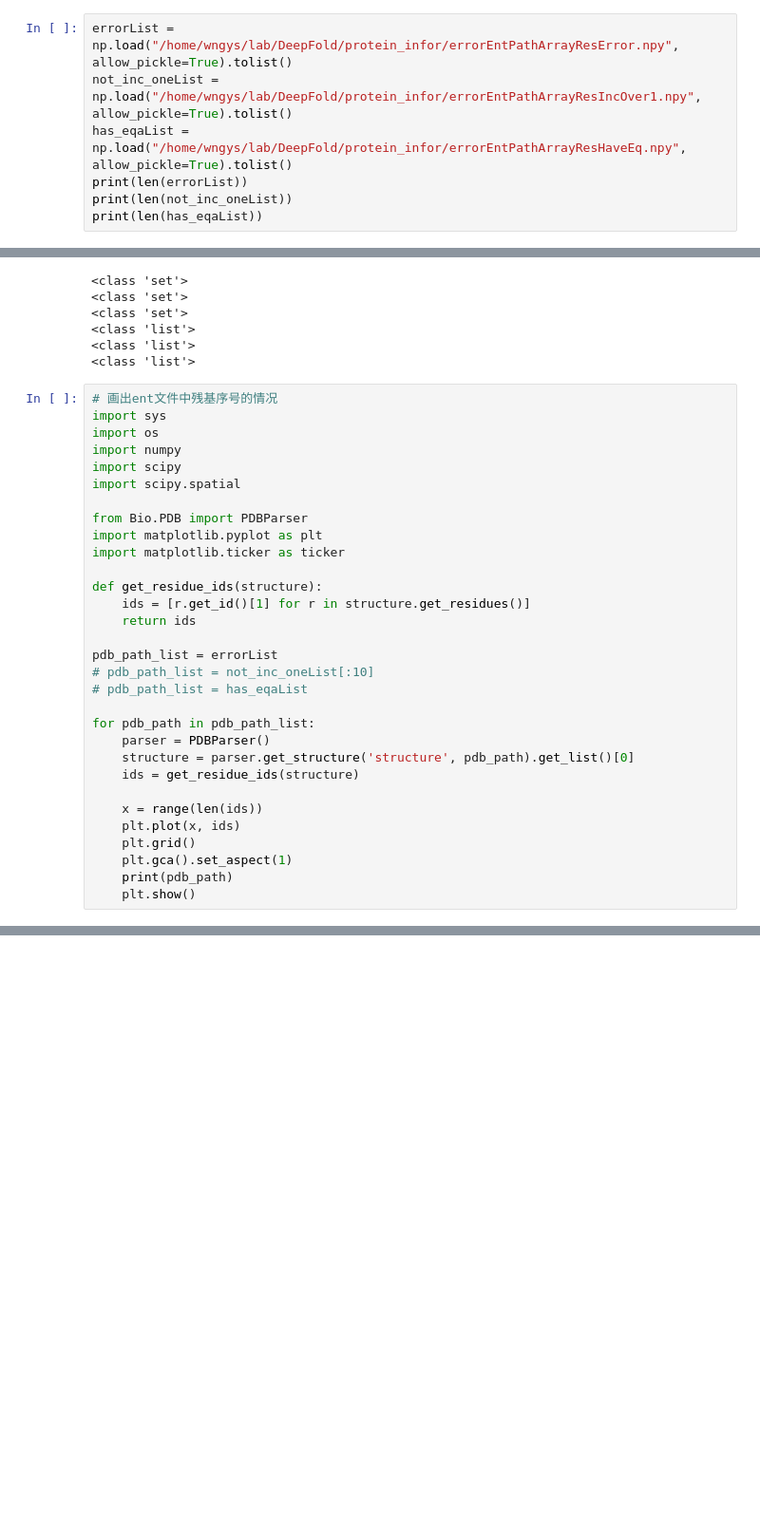
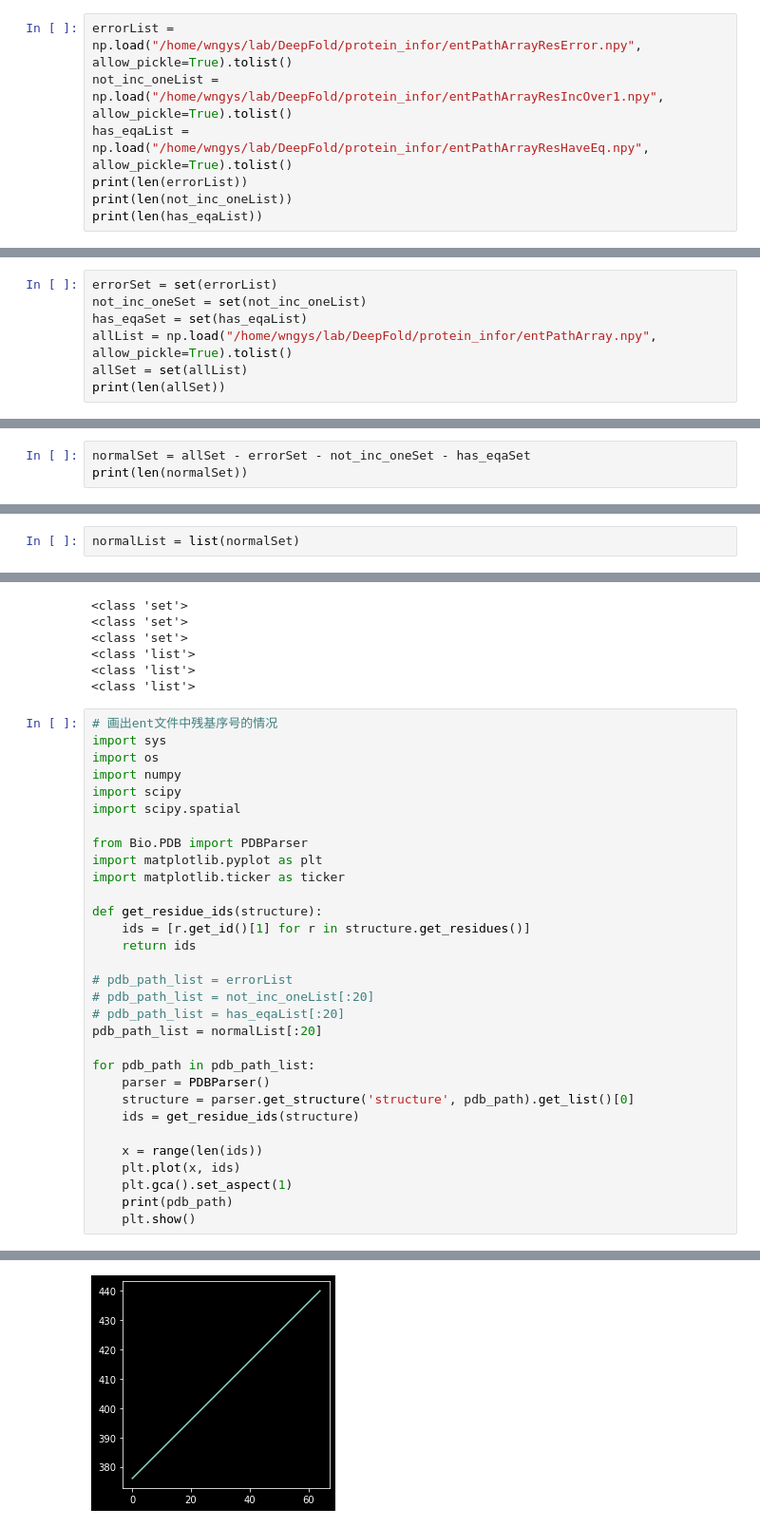
Before and after one commit to wngys/PaperDeepFold, a Jupyter notebook: process_data/AnalyzeResidue.ipynb, the cells around one changed output, grey strips where cells are left out. Shown at 95% size. Drawn from its saved outputs; the diff is of its cells as text; blank space fills up the shorter version.

```diff
--- a/process_data/AnalyzeResidue.ipynb
+++ b/process_data/AnalyzeResidue.ipynb
@@ -82,7 +82,7 @@ np.save("/home/wngys/lab/DeepFold/protein_infor/errorEntPathArrayResHaveEq.npy",
 # %%
-errorList = np.load("/home/wngys/lab/DeepFold/protein_infor/errorEntPathArrayResError.npy", allow_pickle=True).tolist()
-not_inc_oneList = np.load("/home/wngys/lab/DeepFold/protein_infor/errorEntPathArrayResIncOver1.npy", allow_pickle=True).tolist()
-has_eqaList = np.load("/home/wngys/lab/DeepFold/protein_infor/errorEntPathArrayResHaveEq.npy", allow_pickle=True).tolist()
+errorList = np.load("/home/wngys/lab/DeepFold/protein_infor/entPathArrayResError.npy", allow_pickle=True).tolist()
+not_inc_oneList = np.load("/home/wngys/lab/DeepFold/protein_infor/entPathArrayResIncOver1.npy", allow_pickle=True).tolist()
+has_eqaList = np.load("/home/wngys/lab/DeepFold/protein_infor/entPathArrayResHaveEq.npy", allow_pickle=True).tolist()
 print(len(errorList))
 print(len(not_inc_oneList))
 print(len(has_eqaList))
@@ -90,3 +90,10 @@ print(len(has_eqaList))
 12
 3287
 60
+# %%
+errorSet = set(errorList)
+not_inc_oneSet = set(not_inc_oneList)
+has_eqaSet = set(has_eqaList)
+allList = np.load("/home/wngys/lab/DeepFold/protein_infor/entPathArray.npy", allow_pickle=True).tolist()
+allSet = set(allList)
+print(len(allSet))
@@ -92,0 +102,3 @@ print(len(has_eqaList))
+# %%
+normalSet = allSet - errorSet - not_inc_oneSet - has_eqaSet
+print(len(normalSet))
@@ -93,3 +107,5 @@ print(len(has_eqaList))
+# %%
+normalList = list(normalSet)
 # %%
 print(type(errorSet))
 print(type(not_inc_oneSet))
@@ -120,9 +136,10 @@ def get_residue_ids(structure):
     ids = [r.get_id()[1] for r in structure.get_residues()]
     return ids
 
-pdb_path_list = errorList
-# pdb_path_list = not_inc_oneList[:10]
-# pdb_path_list = has_eqaList
+# pdb_path_list = errorList
+# pdb_path_list = not_inc_oneList[:20]
+# pdb_path_list = has_eqaList[:20]
+pdb_path_list = normalList[:20]
 
 for pdb_path in pdb_path_list:
     parser = PDBParser()
@@ -131,7 +148,7 @@ for pdb_path in pdb_path_list:
 
     x = range(len(ids))
     plt.plot(x, ids)
-    plt.grid()
     plt.gca().set_aspect(1)
     print(pdb_path)
     plt.show()
+# %% [output]
@@ -137,0 +156 @@ for pdb_path in pdb_path_list:
+[figure, added]
```
Also changed, not shown: parts of 4 cells of this notebook, 6 other files.
